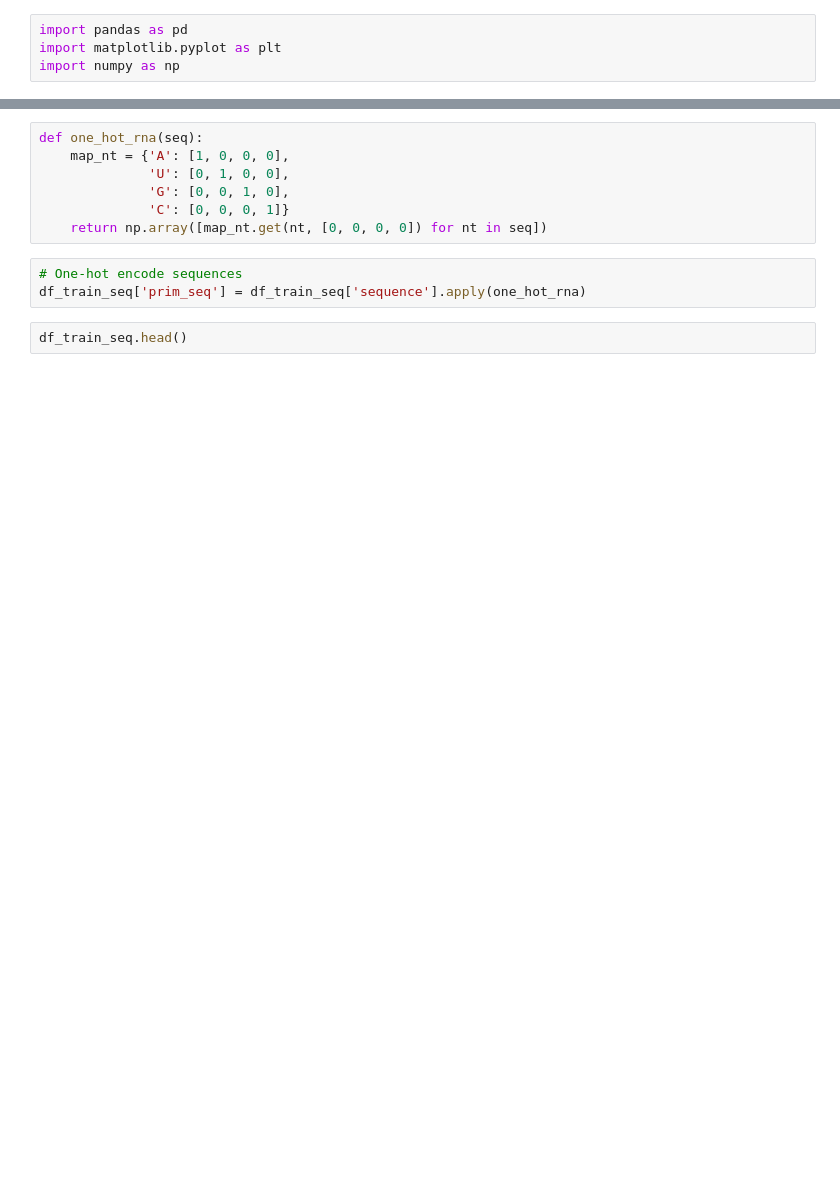
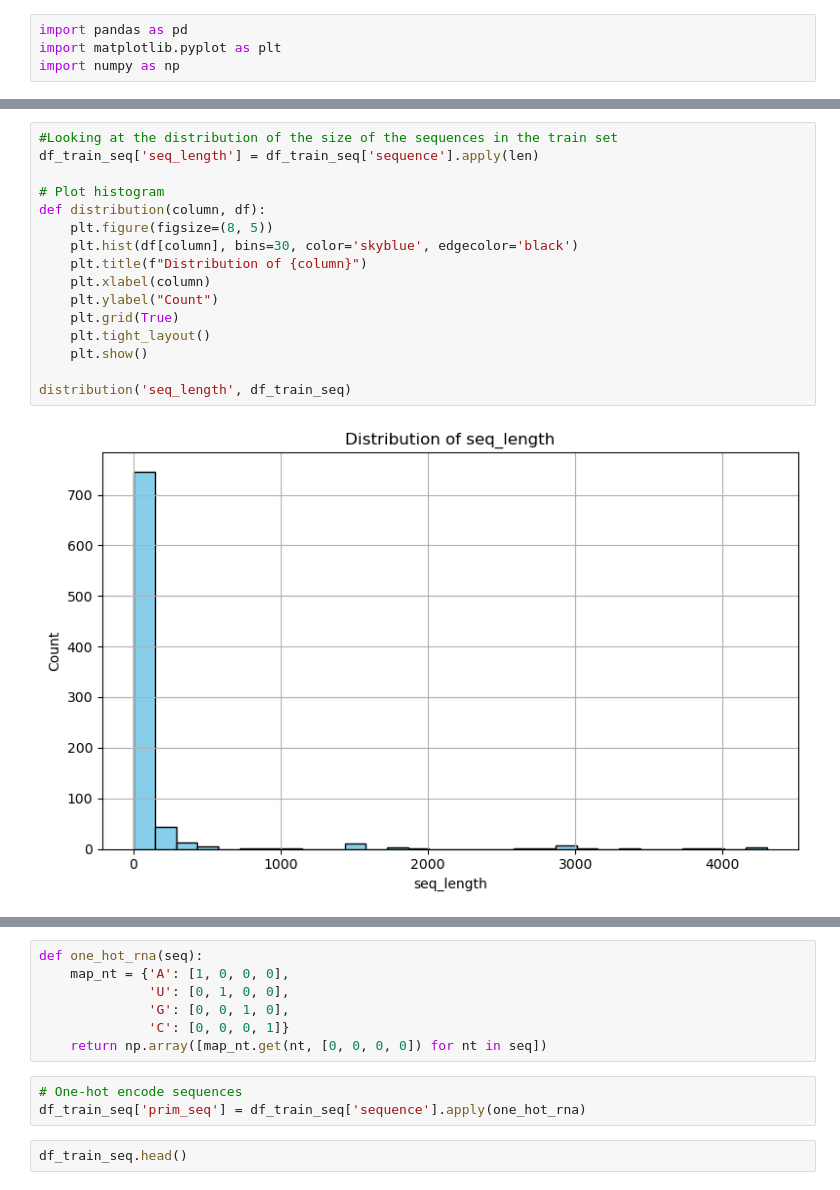
Before and after one commit to shendong124/Springboard, a Jupyter notebook: Capstone03/Capstone 3.ipynb, the cells around one changed output, grey strips where cells are left out. Drawn from its saved outputs; the diff is of its cells as text; blank space fills up the shorter version.

```diff
--- a/Capstone03/Capstone 3.ipynb
+++ b/Capstone03/Capstone 3.ipynb
@@ -67,0 +102,18 @@ df_test_seq.head()
+# %%
+#Looking at the distribution of the size of the sequences in the train set
+df_train_seq['seq_length'] = df_train_seq['sequence'].apply(len)
+
+# Plot histogram
+def distribution(column, df):
+    plt.figure(figsize=(8, 5))
+    plt.hist(df[column], bins=30, color='skyblue', edgecolor='black')
+    plt.title(f"Distribution of {column}")
+    plt.xlabel(column)
+    plt.ylabel("Count")
+    plt.grid(True)
+    plt.tight_layout()
+    plt.show()
+
+distribution('seq_length', df_train_seq)
+# %% [output]
+[figure, added]
```
Also changed, not shown: parts of 63 cells of this notebook, 2 other files.
